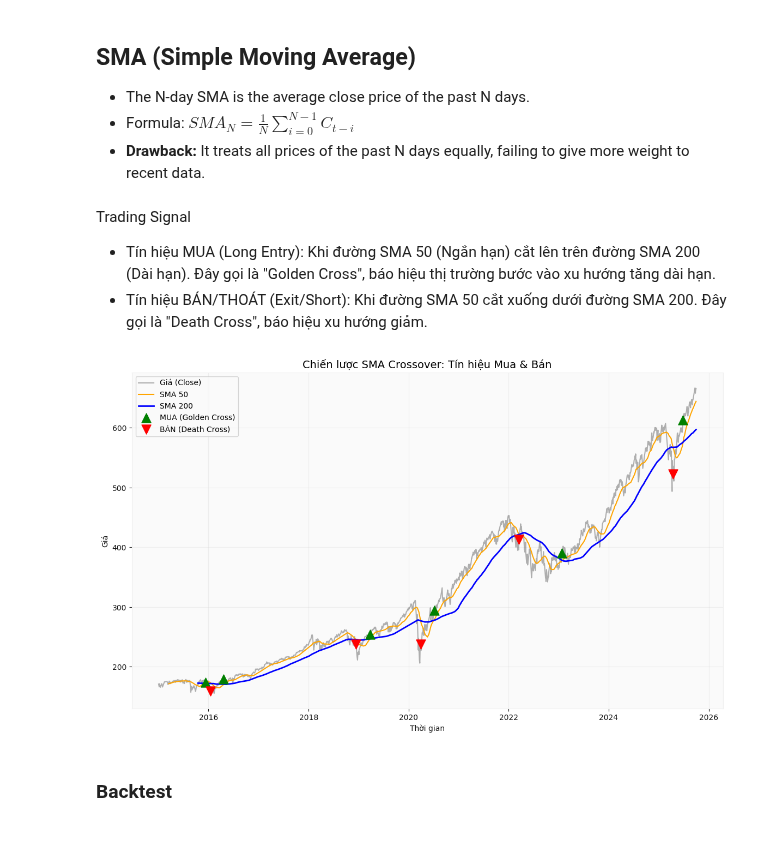
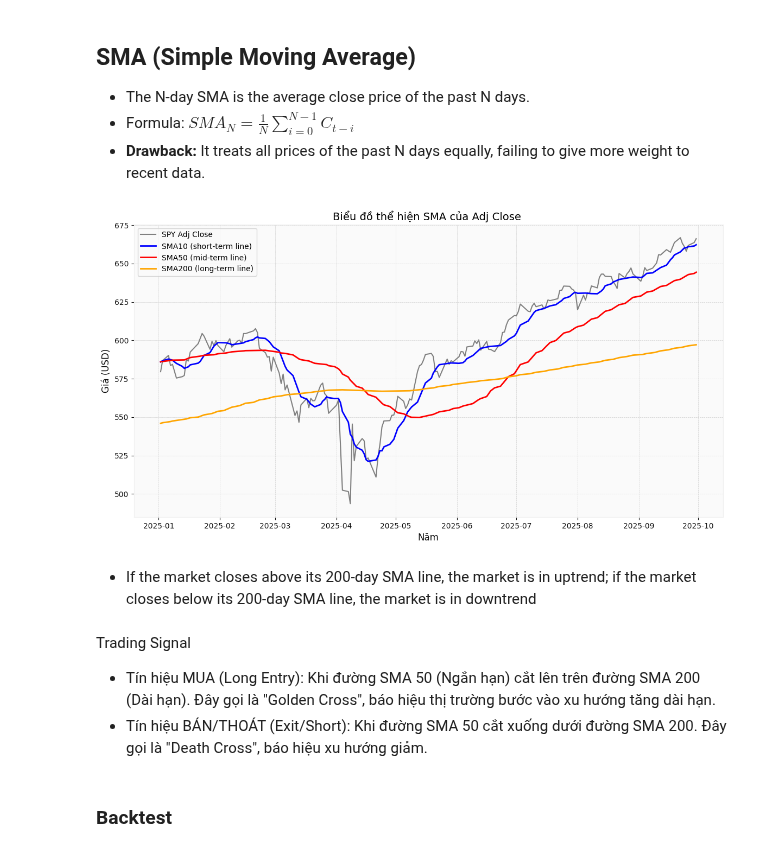
Before and after one commit to tamnguyen-2905/CF_Tam22110193, a Jupyter notebook: LAB_2_3_SMA_MOMENTUM/Technical Indicators_MA.ipynb, the cells around one changed output. Cells and saved outputs as stored; diff of their text form; code cells hidden in the pictures.

```diff
--- a/LAB_2_3_SMA_MOMENTUM/Technical Indicators_MA.ipynb
+++ b/LAB_2_3_SMA_MOMENTUM/Technical Indicators_MA.ipynb
@@ -162,6 +156,32 @@ plt.show()
 - The N-day SMA is the average close price of the past N days.
 - Formula: $SMA_{N} = \frac{1}{N} \sum_{i=0}^{N-1} C_{t-i}$
 - **Drawback:** It treats all prices of the past N days equally, failing to give more weight to recent data.
+# %%
+# Vẽ biểu đồ thể hiện SMA10 (short-term line), SMA50 (mid-term line), SMA200 (long-term line)
+
+df['SMA_10'] = df['close'].rolling(window=10).mean()
+df['SMA_50'] = df['close'].rolling(window=50).mean()
+df['SMA_200'] = df['close'].rolling(window=200).mean()
+
+df_plot = df.loc['2025-01-01':'2025-10-30'].copy()
+
+plt.figure(figsize=(14, 7))
+plt.plot(df_plot.index, df_plot['close'], label=f'{ticker} Adj Close', color='gray', linewidth=1.5)
+plt.plot(df_plot.index, df_plot['SMA_10'], label='SMA10 (short-term line)', color='blue', linewidth=2)
+plt.plot(df_plot.index, df_plot['SMA_50'], label='SMA50 (mid-term line)', color='red', linewidth=2)
+plt.plot(df_plot.index, df_plot['SMA_200'], label='SMA200 (long-term line)', color='orange', linewidth=2)
+
+plt.title(f'Biểu đồ thể hiện SMA của Adj Close ', fontsize=14)
+plt.xlabel('Năm', fontsize=12)
+plt.ylabel('Giá (USD)', fontsize=12)
+plt.legend(loc='upper left')
+plt.grid(True, which='both', linestyle='--', linewidth=0.5)
+
+plt.show()
+# %% [output]
+[figure, added]
+# %% [markdown]
+- If the market closes above its 200-day SMA line, the market is in uptrend; if the market closes below its 200-day SMA line, the market is in downtrend
 # %% [markdown]
 Trading Signal
 - Tín hiệu MUA (Long Entry): Khi đường SMA 50 (Ngắn hạn) cắt lên trên đường SMA 200 (Dài hạn). Đây gọi là "Golden Cross", báo hiệu thị trường bước vào xu hướng tăng dài hạn.
@@ -231,8 +251,6 @@ plt.legend(loc='best')
 plt.grid(True, alpha=0.3)
 
 plt.show()
-# %% [output]
-[figure, removed]
 # %% [markdown]
 ### Backtest
 # %%
```
Also changed, not shown: parts of 15 cells of this notebook.
